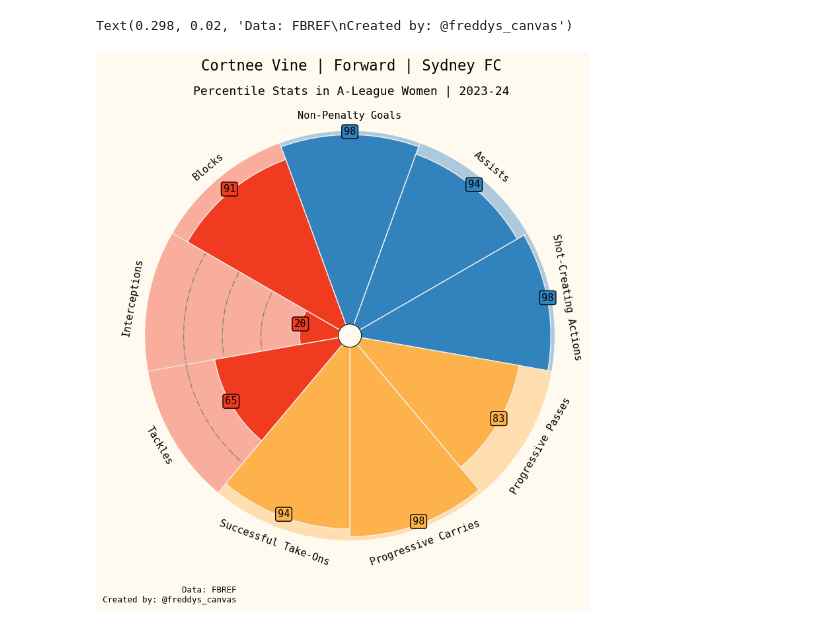
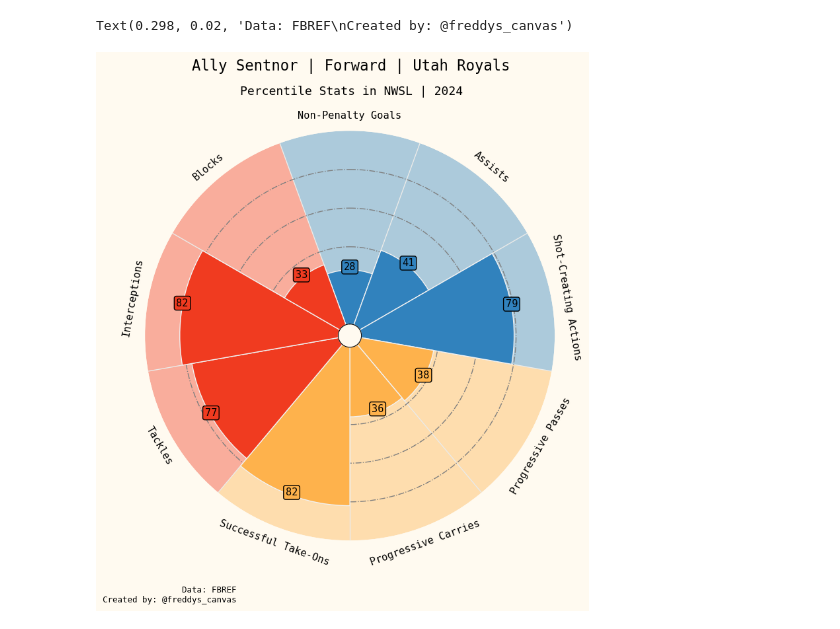
Before and after one commit to FreddyAdongo/football-analytics, a Jupyter notebook: NWSL Visuals/player-plots.ipynb, the cells around one changed output. Drawn from its saved outputs; the diff is of its cells as text; code cells hidden in the pictures.

Commit message:
made another player chart

```diff
--- a/NWSL Visuals/player-plots.ipynb
+++ b/NWSL Visuals/player-plots.ipynb
@@ -17,9 +17,9 @@ params = ["Non-Penalty Goals", "Assists", "Shot-Creating Actions",
          "Progressive Passes", "Progressive Carries", "Successful Take-Ons",
          "Tackles", "Interceptions", "Blocks"]
 
-values = [98, 94, 98,
-         83, 98, 94,
-         65, 20, 91]
+values = [28, 41, 79,
+         38, 36, 82,
+         77, 82, 33]
 # %%
 # color for the slices and text
 slice_colors = ["#3182bd"] * 3 + ["#feb24c"] * 3 + ["#f03b20"] * 3
@@ -66,34 +66,34 @@ fig, ax = baker.make_pizza(
 # add title
 fig.text(
     x=0.515,
     y=0.975,
-    s="Cortnee Vine | Forward | Sydney FC",
+    s="Ally Sentnor | Forward | Utah Royals",
     size=16,
     ha="center",
     va='center',
     fontfamily='monospace', color="#000000"
 )
 
 # add subtitle
 fig.text(
     x=0.515,
     y=0.930,
-    s="Percentile Stats in A-League Women | 2023-24",
+    s="Percentile Stats in NWSL | 2024",
     size=13,
     ha="center",
     va="center",
     fontfamily='monospace', color="#000000"
 )
 
 # add credits
 CREDIT_1 = "Data: FBREF"
 CREDIT_2 = "Created by: @freddys_canvas"
 fig.text(
     0.298, 0.02, f"{CREDIT_1}\n{CREDIT_2}", size=9,
     fontfamily='monospace', color="#000000",
     ha="right"
 )
 # %% [output]
 Text(0.298, 0.02, 'Data: FBREF\nCreated by: @freddys_canvas')
-[figure, old version]
+[figure, new version]
 # %%
```
Also changed, not shown: parts of 1 cell of this notebook.
